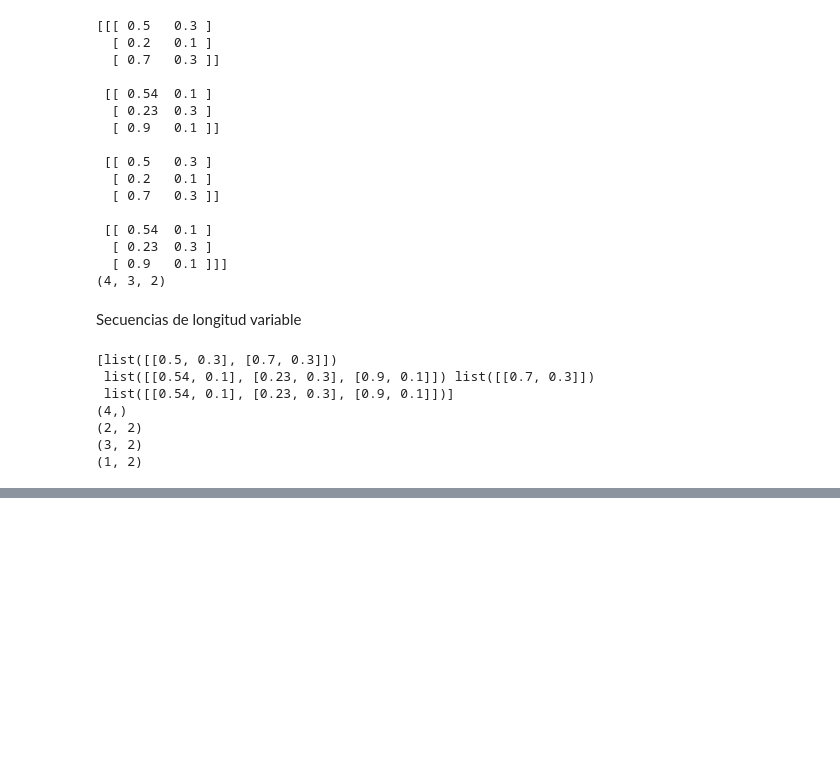
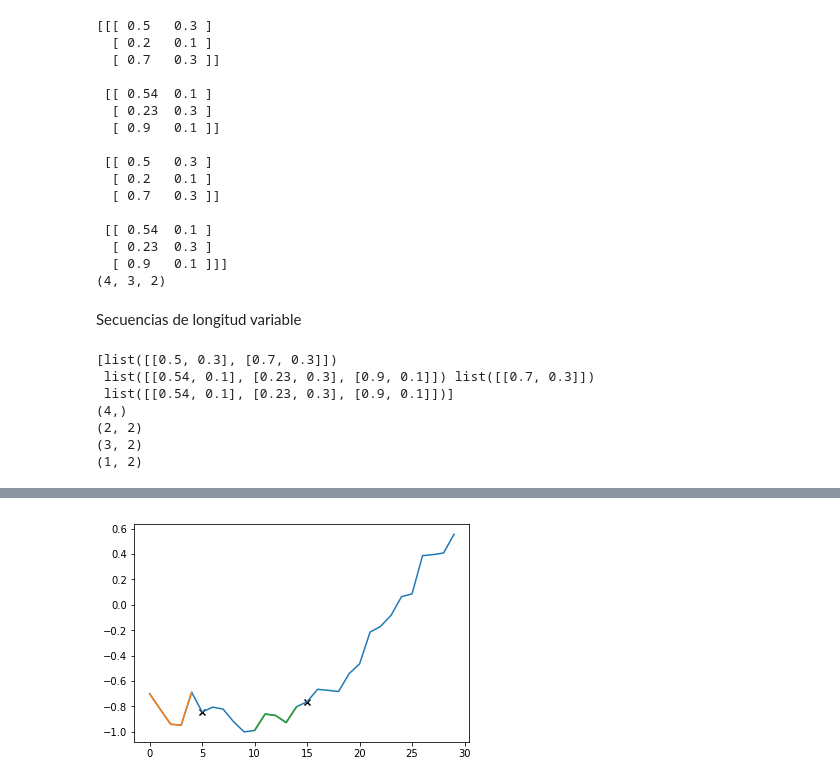
Before and after one commit to lab-ml-itba/12-RNN, a Jupyter notebook: RNN_intro.ipynb, the cells around one changed output, grey strips where cells are left out. Drawn from its saved outputs; the diff is of its cells as text; code cells hidden in the pictures; blank space fills up the shorter version.

```diff
--- a/RNN_intro.ipynb
+++ b/RNN_intro.ipynb
@@ -178,0 +221,3 @@ print(np.array(Ex_3[2]).shape)
+# %%
+from RNN_utils import window_transform_series
+X_, y = window_transform_series(dataset, 5)
@@ -178,0 +237,12 @@ print(np.array(Ex_3[2]).shape)
+# %%
+plt.plot(apple_stock[:30])
+i1 = 0
+plt.plot(range(i1,i1+5),X_[i1])
+plt.scatter(i1+5, y[i1], marker='x', color='k')
+i1 = 10
+plt.plot(range(i1,i1+5),X_[i1])
+plt.scatter(i1+5, y[i1], marker='x', color='k')
+
+plt.show()
+# %% [output]
+[figure, added]
```
Also changed, not shown: parts of 24 cells of this notebook, 5 other files.
